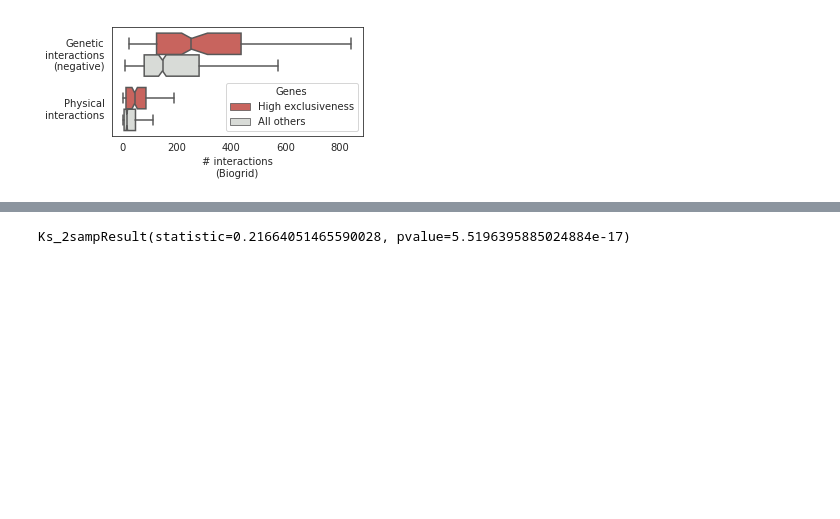
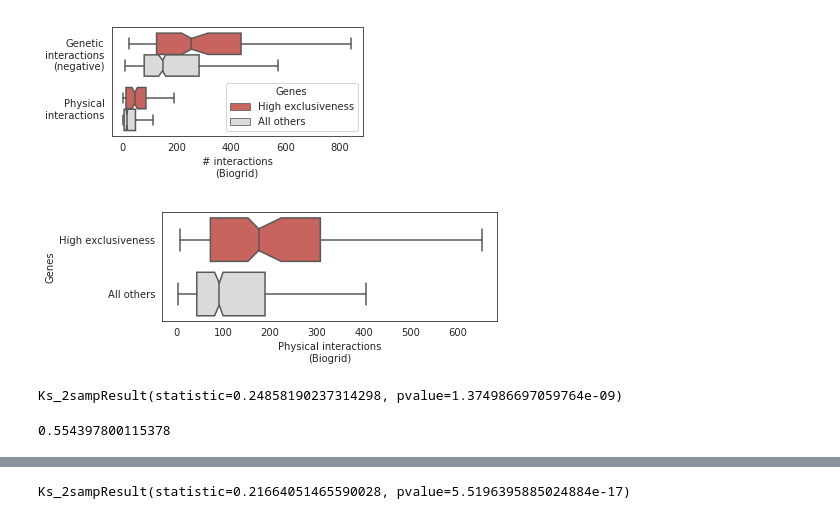
Before and after one commit to mgalardini/2018koyeast, a Jupyter notebook: notebooks/deviating_genes.ipynb, the cells around one changed output, grey strips where cells are left out. Saved outputs shown, nothing was run; the diff lists cells and outputs as text; code cells hidden in the pictures; blank space fills up the shorter version.

```diff
--- a/notebooks/deviating_genes.ipynb
+++ b/notebooks/deviating_genes.ipynb
@@ -681,3 +654,47 @@ plt.savefig('biogrid-both.svg',
             transparent=True);
 # %% [output]
 [figure]
+# %%
+plt.figure(figsize=(6, 2))
+
+name = 'biogrid-rev'
+sns.boxplot(data=rev[(rev['name'] == name) &
+                   (rev['set'].isin(['real',
+                                   'random']))],
+            x='v',
+            y='set',
+            palette=[sns.xkcd_rgb['pale red']] +
+                    [sns.xkcd_rgb['light grey']],
+            notch=True,
+            showfliers=False,
+            bootstrap=1000
+           )
+
+plt.ylabel('Genes')
+plt.xlabel('Physical interactions\n(Biogrid)')
+plt.yticks([0, 1],
+           ['High exclusiveness',
+            'All others'])
+
+plt.savefig('biogrid-rev.png',
+            dpi=300, bbox_inches='tight',
+            transparent=True)
+plt.savefig('biogrid-rev.svg',
+            dpi=300, bbox_inches='tight',
+            transparent=True);
+# %% [output]
+[figure, added]
+# %%
+stats.ks_2samp(rev[(rev['name'] == name) &
+                   (rev['set'] == 'real')]['v'],
+               rev[(rev['name'] == name) &
+                   (rev['set'] == 'random')]['v'])
+# %% [output]
+Ks_2sampResult(statistic=0.24858190237314298, pvalue=1.374986697059764e-09)
+# %%
+cohens(rev[(rev['name'] == name) &
+         (rev['set'] == 'real')]['v'],
+       rev[(rev['name'] == name) &
+         (rev['set'] == 'random')]['v'])
+# %% [output]
+0.554397800115378
```
Also changed, not shown: parts of 21 cells of this notebook, 2 other files.
